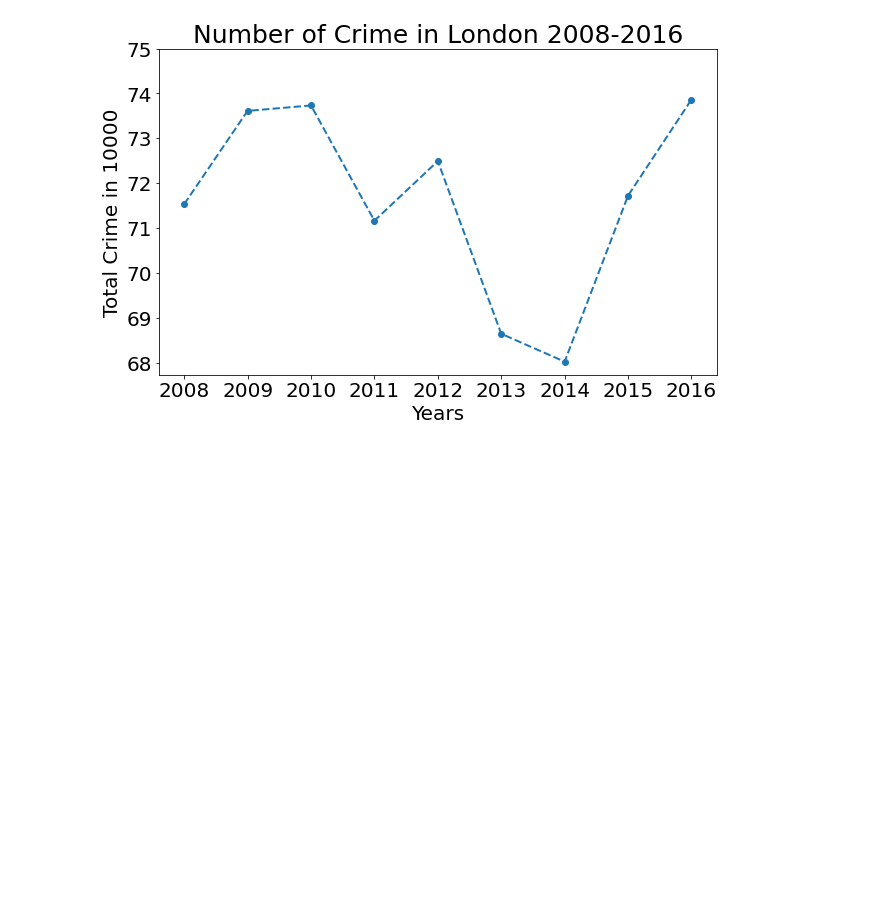
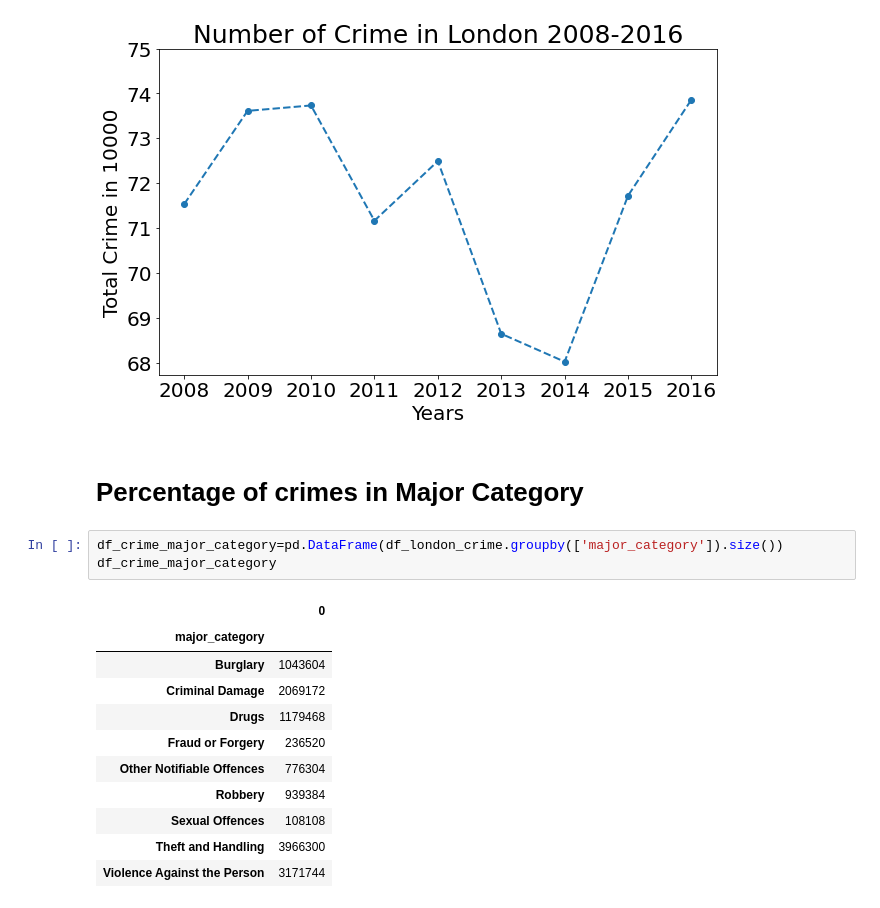
Before and after one commit to ainajefelina/Studi-Independen, a Jupyter notebook: Assignment 1/PYTN_Assgn_1_PYTNKS02_003_Aina Jefelina Nuur.ipynb, the cells around one changed output. Saved outputs shown, nothing was run; the diff lists cells and outputs as text; blank space fills up the shorter version.

```diff
--- a/Assignment 1/PYTN_Assgn_1_PYTNKS02_003_Aina Jefelina Nuur.ipynb
+++ b/Assignment 1/PYTN_Assgn_1_PYTNKS02_003_Aina Jefelina Nuur.ipynb
@@ -140,3 +144,20 @@ plt.yticks(values*values_incerment,['%d' %val for val in values], size=20)
 plt.show()
 # %% [output]
 [figure]
+# %% [markdown]
+# Percentage of crimes in Major Category
+# %%
+df_crime_major_category=pd.DataFrame(df_london_crime.groupby(['major_category']).size())
+df_crime_major_category
+# %% [output]
+|  | 0 |
+| major_category |  |
+| Burglary | 1043604 |
+| Criminal Damage | 2069172 |
+| Drugs | 1179468 |
+| Fraud or Forgery | 236520 |
+| Other Notifiable Offences | 776304 |
+| Robbery | 939384 |
+| Sexual Offences | 108108 |
+| Theft and Handling | 3966300 |
+| Violence Against the Person | 3171744 |
```
Also changed, not shown: parts of 7 cells of this notebook.
